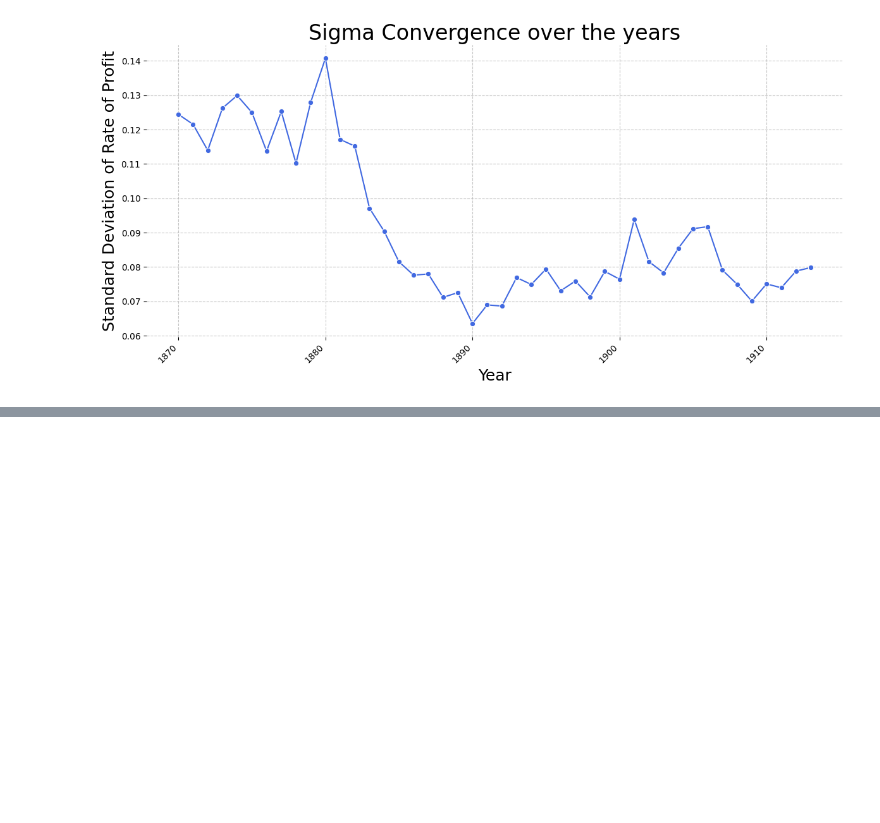
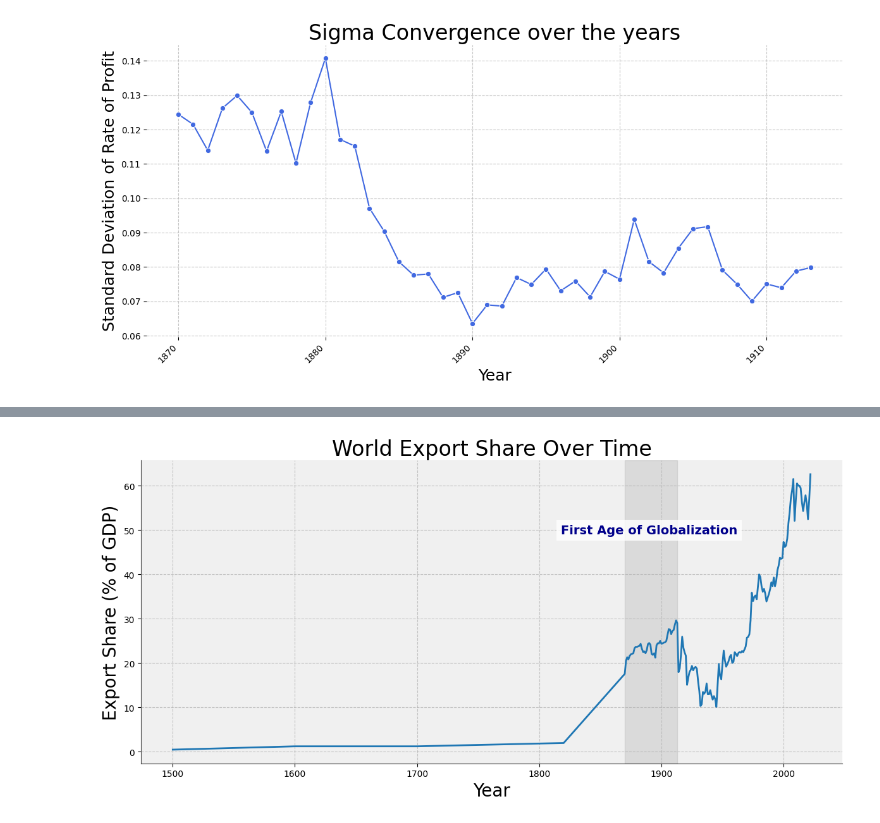
Before and after one commit to kabeerbora/1st_global, a Jupyter notebook: 1st_global.ipynb, the cells around one changed output, grey strips where cells are left out. Cells and saved outputs as stored; diff of their text form; code cells hidden in the pictures; blank space fills up the shorter version.

```diff
--- a/1st_global.ipynb
+++ b/1st_global.ipynb
@@ -128,3 +128,6 @@ plt.tight_layout()
 plt.show()
 # %% [output]
 [figure]
+# %%
+df_world = pd.read_csv('/content/drive/MyDrive/1st_globalization/world_exports.csv')
+df_world
@@ -130,0 +148,2 @@ plt.show()
+# %%
+df_world= df_world[df_world['Entity'] == 'World']
@@ -130,0 +165,3 @@ plt.show()
+# %%
+df_world = df_world.sort_values(by='Year', ascending=True)
+df_world
@@ -130,0 +182,3 @@ plt.show()
+# %%
+df_world['export_share'] = df_world['World trade - lower bound (% of GDP) (Estevadeordal, Frantz, and Taylor (2003))']
+df_world
@@ -130,0 +199,22 @@ plt.show()
+# %%
+import matplotlib.pyplot as plt
+import seaborn as sns
+plt.figure(figsize=(12, 6))
+sns.lineplot(x='Year', y='export_share', data=df_world, palette='viridis', linewidth=2)
+plt.axvspan(1870, 1913, color='darkgray', alpha=0.3)
+plt.title('World Export Share Over Time', fontsize=24)
+plt.xlabel('Year', fontsize=20)
+plt.ylabel('Export Share (% of GDP)', fontsize=20)
+plt.grid(True, linestyle='--', alpha=0.7)
+plt.gca().set_facecolor('#f0f0f0')
+ax = plt.gca()
+ax.spines['top'].set_visible(False)
+ax.spines['right'].set_visible(False)
+ax.spines['bottom'].set_color('#333333')
+ax.spines['left'].set_color('#333333')
+plt.text(1890, 50, 'First Age of Globalization', fontsize=14, ha='center', va='center',
+         color='darkblue', fontweight='bold', bbox=dict(facecolor='white', alpha=0.8, edgecolor='none', pad=5))
+plt.tight_layout()
+plt.show()
+# %% [output]
+[figure, added]
```
Also changed, not shown: parts of 5 cells of this notebook.
